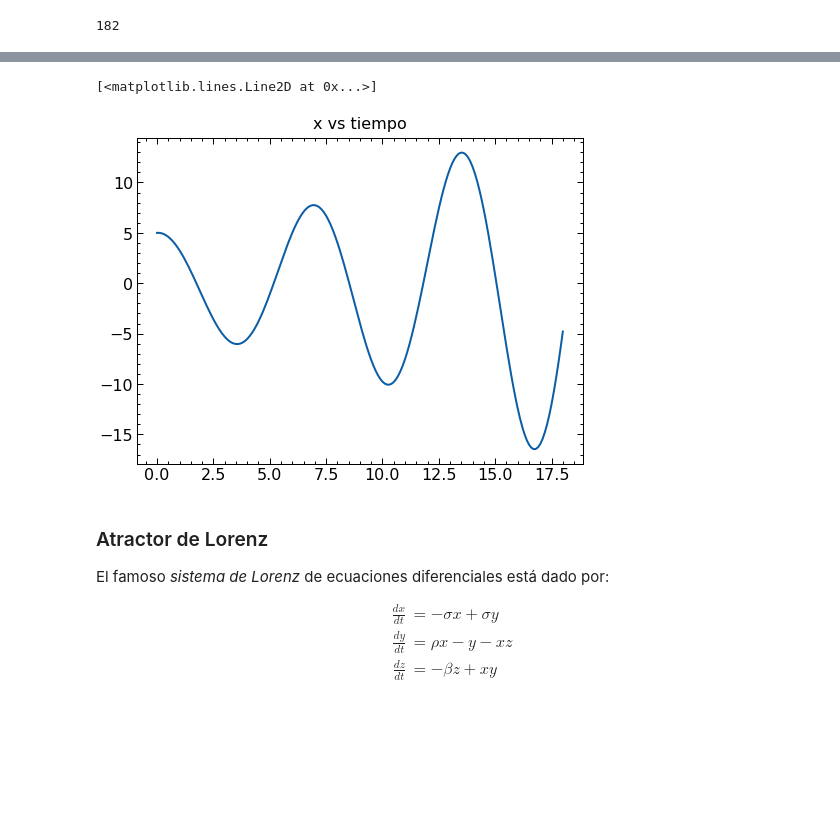
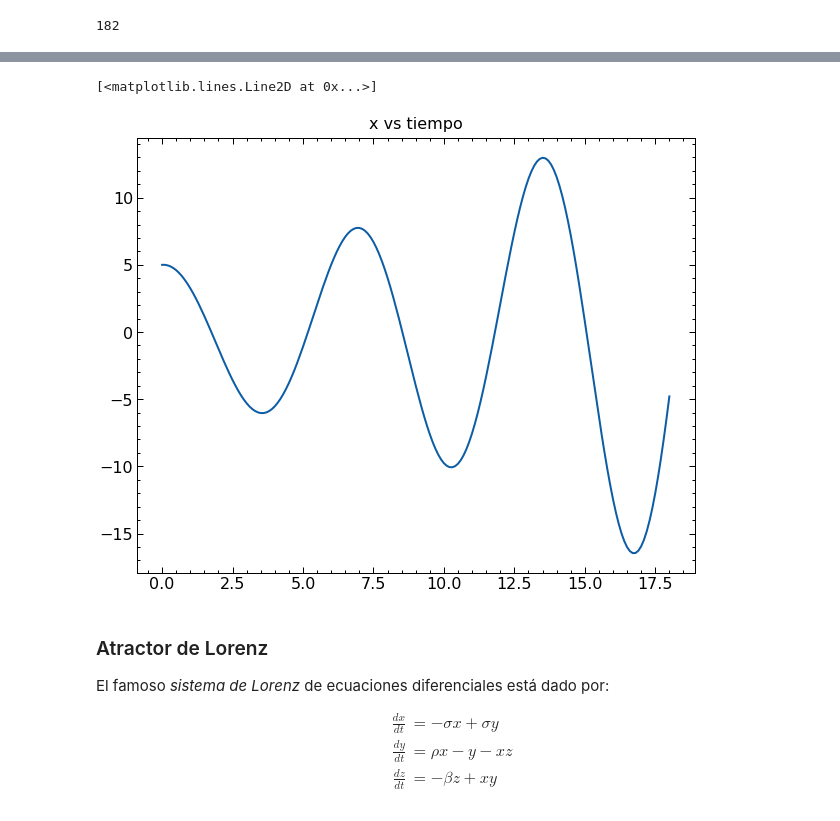
Before and after one commit to JherMik7/euler_Y_Euler_Mejorado, a Jupyter notebook: sistemas_de_ecuaciones_diferenciales.ipynb, the cells around one changed output, grey strips where cells are left out. Drawn from its saved outputs; the diff is of its cells as text; code cells hidden in the pictures; blank space fills up the shorter version.

```diff
--- a/sistemas_de_ecuaciones_diferenciales.ipynb
+++ b/sistemas_de_ecuaciones_diferenciales.ipynb
@@ -49,9 +52,10 @@ plt.plot(tiempo, y[:len(tiempo)], '-')
 # %%
+aex = plt.figure(figsize=(10,8))
 plt.title('x vs tiempo', pad = 10)
 plt.plot(tiempo, x[:len(tiempo)], '-')
 # %% [output]
 [<matplotlib.lines.Line2D at 0x...>]
-[figure, old version]
+[figure, new version]
 # %% [markdown]
 ### Atractor de Lorenz
 El famoso *sistema de Lorenz* de ecuaciones diferenciales está dado por:
```
Also changed, not shown: parts of 3 cells of this notebook, 1 other file.
